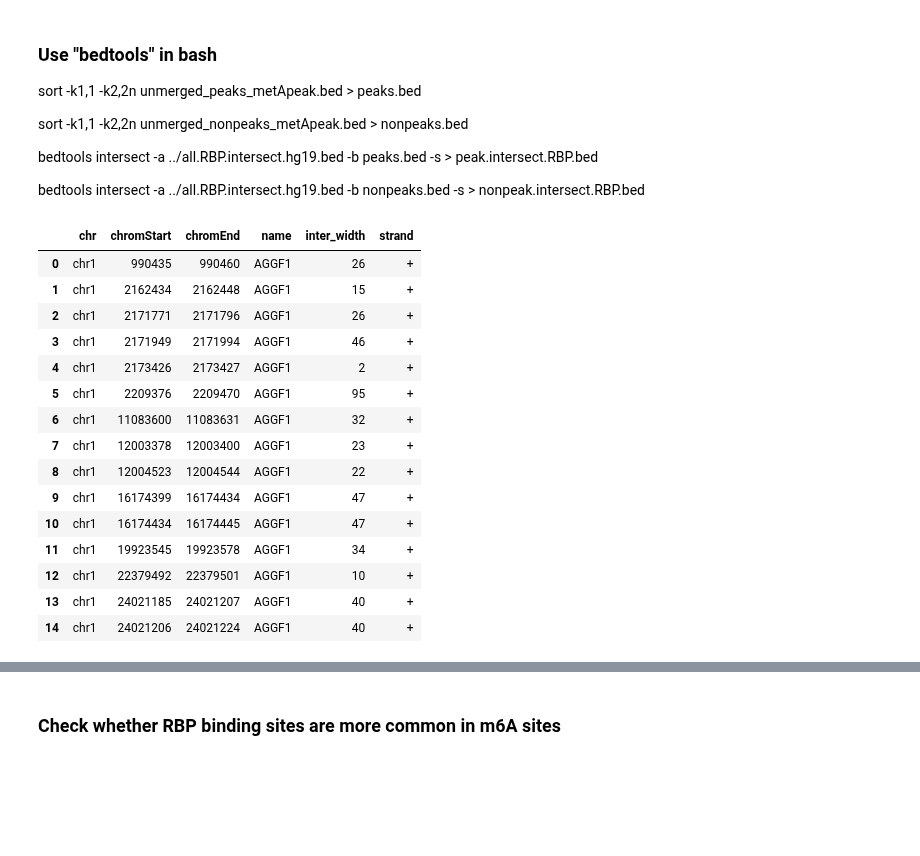
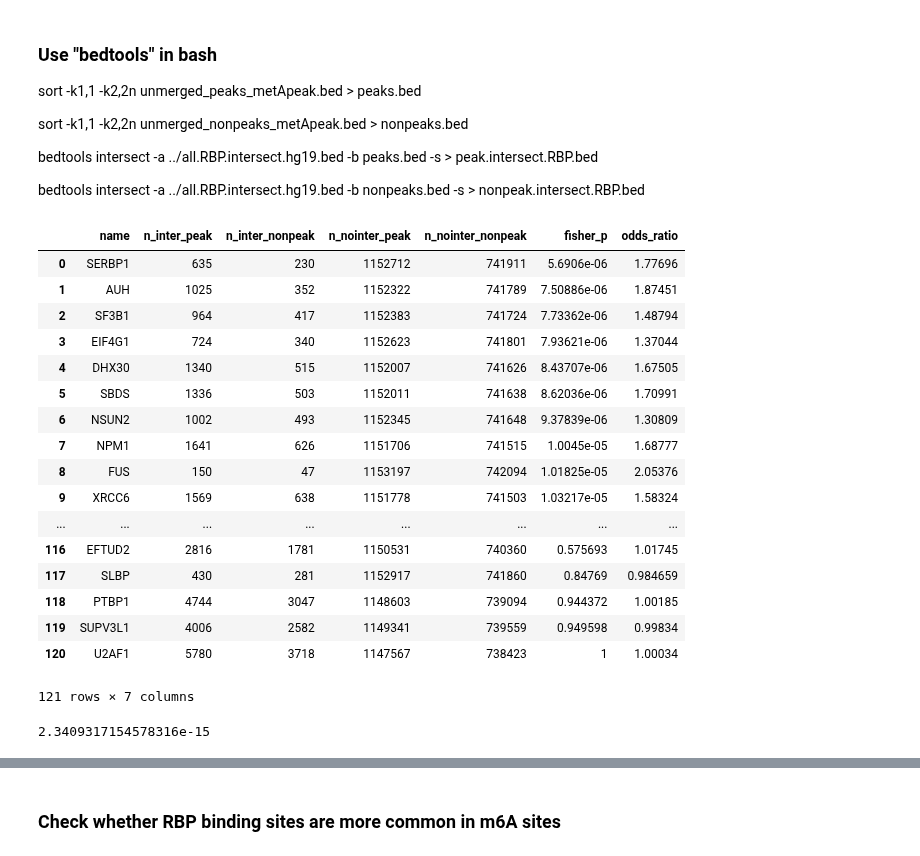
Before and after one commit to xinhe-lab/m6A-ASE, a Jupyter notebook: peaks.ipynb, the cells around one changed output, grey strips where cells are left out. Saved outputs shown, nothing was run; the diff lists cells and outputs as text; code cells hidden in the pictures; blank space fills up the shorter version.

Commit message:
get stats table and p-value, odds ratio

```diff
--- a/peaks.ipynb
+++ b/peaks.ipynb
@@ -69,3 +71,8 @@ bedtools intersect -a ../all.RBP.intersect.hg19.bed -b nonpeaks.bed -s > nonpeak
 # %%
 peaks_intersect = pd.read_table(input_intersect_peak, header = None,
                                 names = ["chr", "chromStart", "chromEnd", "name", "inter_width", "strand"])
+peaks_intersect["peak"] = 1
+nonpeaks_intersect = pd.read_table(input_intersect_nonpeak, header = None,
+                                   names = ["chr", "chromStart", "chromEnd", "name", "inter_width", "strand"])
+nonpeaks_intersect["peak"] = 0
+intersect = peaks_intersect.append(nonpeaks_intersect)
@@ -75,20 +79,53 @@ nonpeaks_intersect = pd.read_table(input_intersect_nonpeak, header = None,
-# %%
-peaks_intersect.head(15)
-# count
-# %% [output]
-|  | chr | chromStart | chromEnd | name | inter_width | strand |
-| 0 | chr1 | 990435 | 990460 | AGGF1 | 26 | + |
-| 1 | chr1 | 2162434 | 2162448 | AGGF1 | 15 | + |
-| 2 | chr1 | 2171771 | 2171796 | AGGF1 | 26 | + |
-| 3 | chr1 | 2171949 | 2171994 | AGGF1 | 46 | + |
-| 4 | chr1 | 2173426 | 2173427 | AGGF1 | 2 | + |
-| 5 | chr1 | 2209376 | 2209470 | AGGF1 | 95 | + |
-| 6 | chr1 | 11083600 | 11083631 | AGGF1 | 32 | + |
-| 7 | chr1 | 12003378 | 12003400 | AGGF1 | 23 | + |
-| 8 | chr1 | 12004523 | 12004544 | AGGF1 | 22 | + |
-| 9 | chr1 | 16174399 | 16174434 | AGGF1 | 47 | + |
-| 10 | chr1 | 16174434 | 16174445 | AGGF1 | 47 | + |
-| 11 | chr1 | 19923545 | 19923578 | AGGF1 | 34 | + |
-| 12 | chr1 | 22379492 | 22379501 | AGGF1 | 10 | + |
-| 13 | chr1 | 24021185 | 24021207 | AGGF1 | 40 | + |
-| 14 | chr1 | 24021206 | 24021224 | AGGF1 | 40 | + |
+# %%
+intersect_count = pd.DataFrame(columns=['name', 'n_inter_peak', 'n_inter_nonpeak',
+                                        'n_nointer_peak', 'n_nointer_nonpeak', 'fisher_p', 'odds_ratio'])
+idx = 0
+sum_inter_peak = peaks_intersect.shape[0]
+sum_inter_nonpeak = nonpeaks_intersect.shape[0]
+for RBP in list(set(intersect["name"])):
+    intersect_count.loc[idx, 'name'] = RBP
+    n_inter_peak = intersect[(intersect["name"] == RBP) & (intersect["peak"] == 1)].shape[0]
+    n_inter_nonpeak = intersect[(intersect["name"] == RBP) & (intersect["peak"] == 0)].shape[0]
+    n_nointer_peak = sum_inter_peak - n_inter_peak
+    n_nointer_nonpeak = sum_inter_nonpeak - n_inter_nonpeak
+    intersect_count.loc[idx, 'n_inter_peak'] = n_inter_peak
+    intersect_count.loc[idx, 'n_inter_nonpeak'] = n_inter_nonpeak
+    intersect_count.loc[idx, 'n_nointer_peak'] = n_nointer_peak
+    intersect_count.loc[idx, 'n_nointer_nonpeak'] = n_nointer_nonpeak
+    intersect_count.loc[idx, 'fisher_p'] = pvalue(n_inter_peak, n_inter_nonpeak, n_nointer_peak, n_nointer_nonpeak).two_tail
+    intersect_count.loc[idx, 'odds_ratio'] = stats.fisher_exact([[n_inter_peak, n_inter_nonpeak], [n_nointer_peak, n_nointer_nonpeak]])[0]
+    idx += 1
+# %%
+intersect_count = intersect_count.sort_values(by = ["fisher_p"], ascending = True)
+intersect_count = intersect_count.set_index([[i for i in range(intersect_count.shape[0])]])
+# %%
+intersect_count
+# %% [output]
+|  | name | n_inter_peak | n_inter_nonpeak | n_nointer_peak | n_nointer_nonpeak | fisher_p | odds_ratio |
+| 0 | SERBP1 | 635 | 230 | 1152712 | 741911 | 5.6906e-06 | 1.77696 |
+| 1 | AUH | 1025 | 352 | 1152322 | 741789 | 7.50886e-06 | 1.87451 |
+| 2 | SF3B1 | 964 | 417 | 1152383 | 741724 | 7.73362e-06 | 1.48794 |
+| 3 | EIF4G1 | 724 | 340 | 1152623 | 741801 | 7.93621e-06 | 1.37044 |
+| 4 | DHX30 | 1340 | 515 | 1152007 | 741626 | 8.43707e-06 | 1.67505 |
+| 5 | SBDS | 1336 | 503 | 1152011 | 741638 | 8.62036e-06 | 1.70991 |
+| 6 | NSUN2 | 1002 | 493 | 1152345 | 741648 | 9.37839e-06 | 1.30809 |
+| 7 | NPM1 | 1641 | 626 | 1151706 | 741515 | 1.0045e-05 | 1.68777 |
+| 8 | FUS | 150 | 47 | 1153197 | 742094 | 1.01825e-05 | 2.05376 |
+| 9 | XRCC6 | 1569 | 638 | 1151778 | 741503 | 1.03217e-05 | 1.58324 |
+| ... | ... | ... | ... | ... | ... | ... | ... |
+| 116 | EFTUD2 | 2816 | 1781 | 1150531 | 740360 | 0.575693 | 1.01745 |
+| 117 | SLBP | 430 | 281 | 1152917 | 741860 | 0.84769 | 0.984659 |
+| 118 | PTBP1 | 4744 | 3047 | 1148603 | 739094 | 0.944372 | 1.00185 |
+| 119 | SUPV3L1 | 4006 | 2582 | 1149341 | 739559 | 0.949598 | 0.99834 |
+| 120 | U2AF1 | 5780 | 3718 | 1147567 | 738423 | 1 | 1.00034 |
+121 rows × 7 columns
+# %%
+import math
+a = 635
+b = 230
+c = 1152712
+d = 741911
+n = a+b+c+d
+(math.factorial(a+b)*math.factorial(c+d)*math.factorial(a+c)*math.factorial(b+d)) / (math.factorial(a)*math.factorial(b)*math.factorial(c)*math.factorial(d)*math.factorial(n))
+# %% [output]
+2.3409317154578316e-15
```
Also changed, not shown: parts of 6 cells of this notebook.
